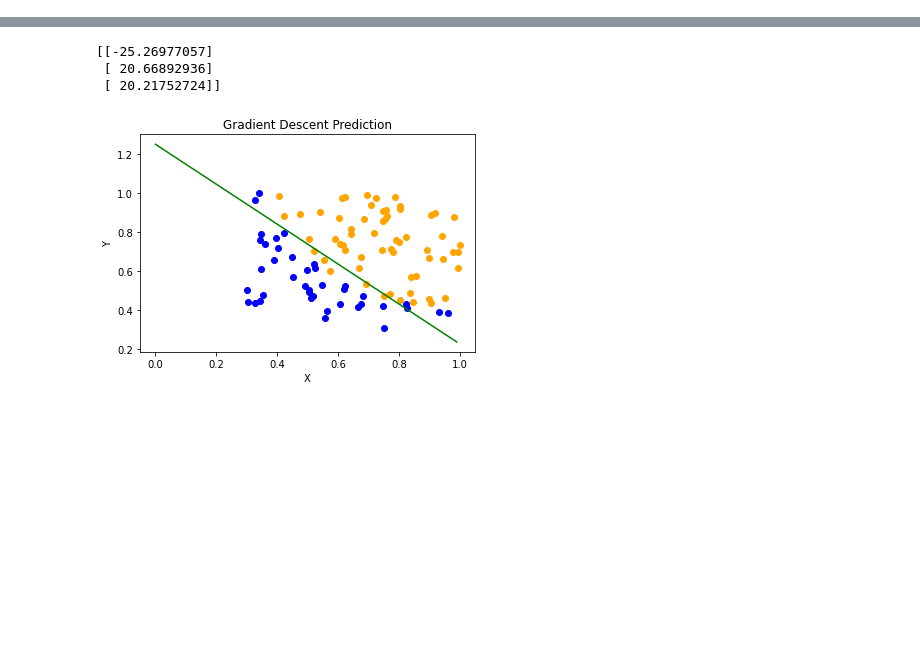
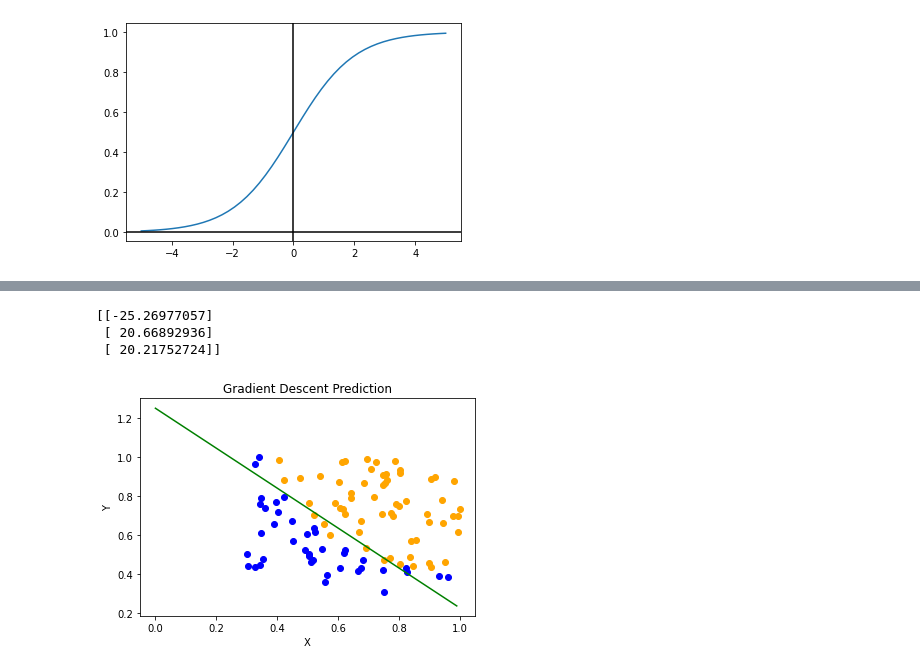
Before and after one commit to UdeshyaDhungana/cs229, a Jupyter notebook: logistic_reg/regression.ipynb, the cells around one changed output, grey strips where cells are left out. Cells and saved outputs as stored; diff of their text form; code cells hidden in the pictures; blank space fills up the shorter version.

```diff
--- a/logistic_reg/regression.ipynb
+++ b/logistic_reg/regression.ipynb
@@ -34,6 +34,15 @@ X = np.hstack((ones, X))
 # %%
 def sigmoid(x):
     return 1 / (1 + np.exp(-x))
+# %%
+x_demo = np.linspace(-5, 5)
+y_demo = sigmoid(x_demo)
+plt.plot(x_demo, y_demo)
+plt.axvline(color='black')
+plt.axhline(color='black')
+plt.show()
+# %% [output]
+[figure, added]
 # %%
 def costFunction(X, thetas, Y):
     return np.sum(np.matmul(X, thetas) - Y)
```
Also changed, not shown: parts of 3 cells of this notebook, 4 other files.
